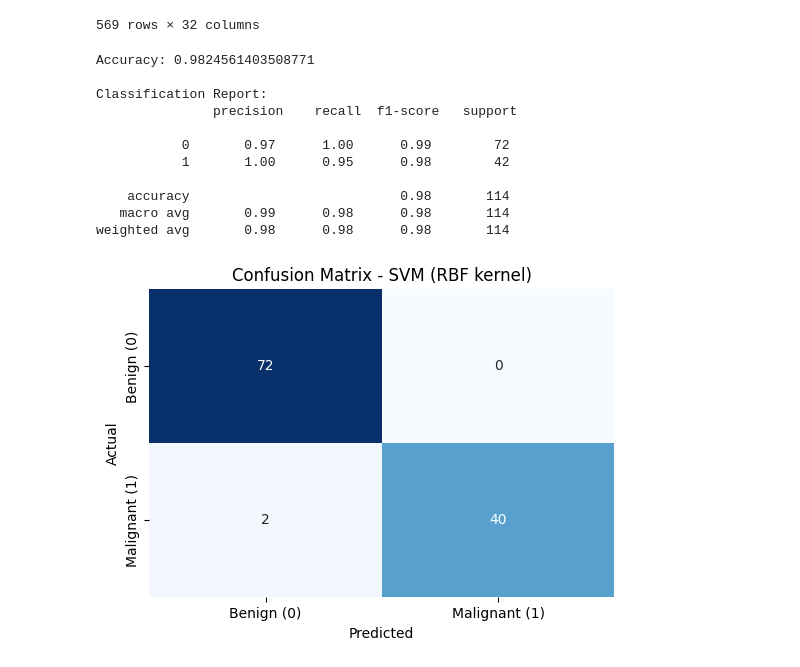
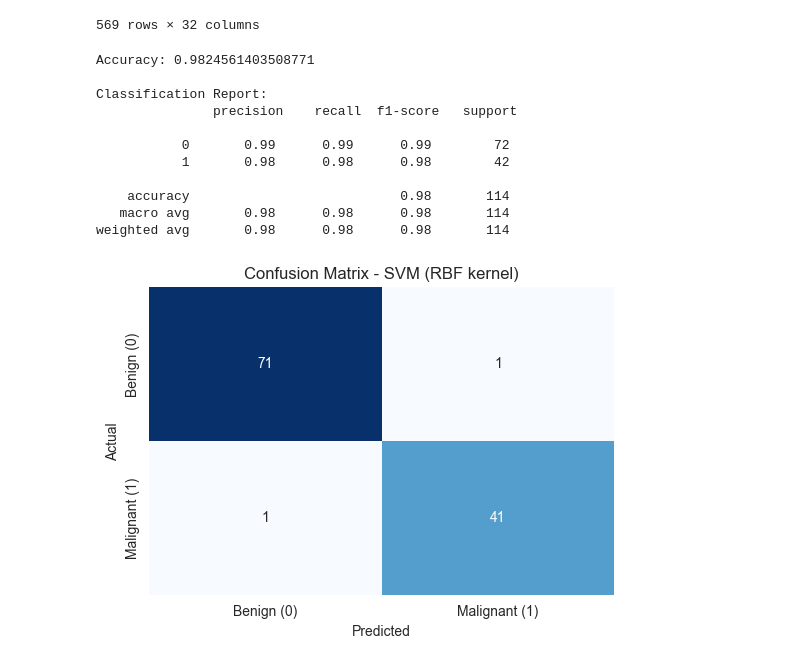
Before and after one commit to plamensve/BREAST_CANCER_ML, a Jupyter notebook: notebooks/05_modeling.ipynb, the cells around one changed output. Drawn from its saved outputs; the diff is of its cells as text; code cells hidden in the pictures.

```diff
--- a/notebooks/05_modeling.ipynb
+++ b/notebooks/05_modeling.ipynb
@@ -26,7 +29,7 @@ data
 | 568 | 92751 | 0 | 7.76 | 24.54 | 47.92 | 181.0 | 0.05263 | ... |
 569 rows × 32 columns
 # %%
-X = data.drop(columns=('diagnosis'))
+X = data.drop(columns='diagnosis')
 y = data['diagnosis']
 
 scaler = StandardScaler()
@@ -35,35 +38,35 @@ X_scaler = scaler.fit_transform(X)
 X_train, X_test, y_train, y_test, = train_test_split(
     X_scaler, y, test_size=0.2, random_state=42, stratify=y
 )
 
-clf = svm.SVC(kernel='rbf', C=2, gamma='scale')
+clf = svm.SVC(kernel='linear', C=0.1, gamma='scale', class_weight={0:1, 1:3})
 clf.fit(X_train, y_train)
 
 y_pred = clf.predict(X_test)
 
 print("Accuracy:", accuracy_score(y_test, y_pred))
 print("\nClassification Report:\n", classification_report(y_test, y_pred))
 # confusion matrix
 cm = confusion_matrix(y_test, y_pred)
 
 plt.figure(figsize=(6,4))
 sns.heatmap(cm, annot=True, fmt="d", cmap="Blues", cbar=False,
             xticklabels=['Benign (0)', 'Malignant (1)'],
             yticklabels=['Benign (0)', 'Malignant (1)'])
 plt.xlabel("Predicted")
 plt.ylabel("Actual")
 plt.title("Confusion Matrix - SVM (RBF kernel)")
 plt.show()
 # %% [output]
 Accuracy: 0.9824561403508771
 
 Classification Report:
                precision    recall  f1-score   support
 
-           0       0.97      1.00      0.99        72
-           1       1.00      0.95      0.98        42
+           0       0.99      0.99      0.99        72
+           1       0.98      0.98      0.98        42
 
     accuracy                           0.98       114
-   macro avg       0.99      0.98      0.98       114
+   macro avg       0.98      0.98      0.98       114
 weighted avg       0.98      0.98      0.98       114
-[figure, old version]
+[figure, new version]
```
Also changed, not shown: parts of 6 cells of this notebook.
